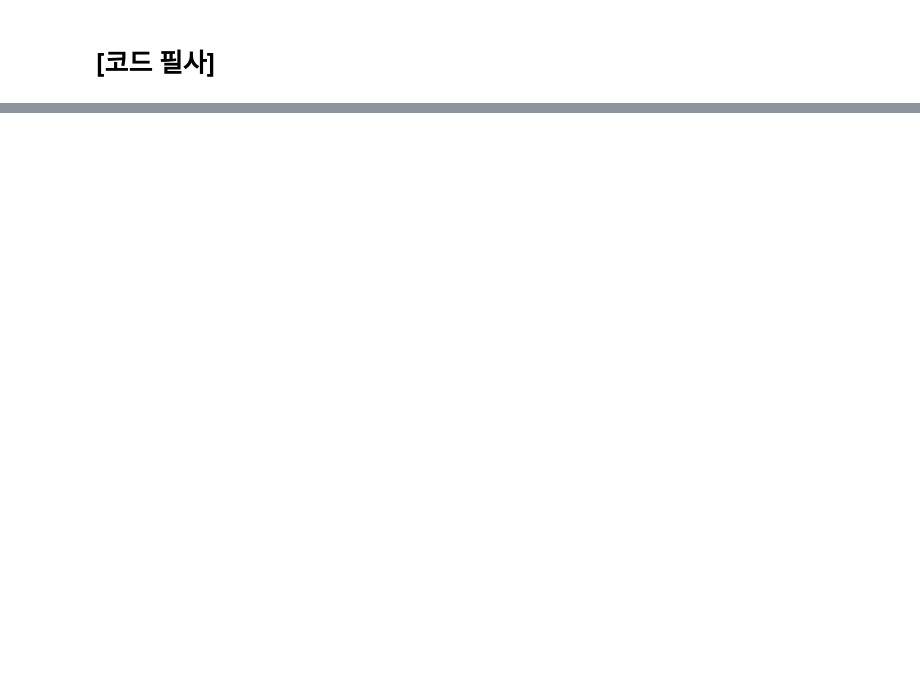
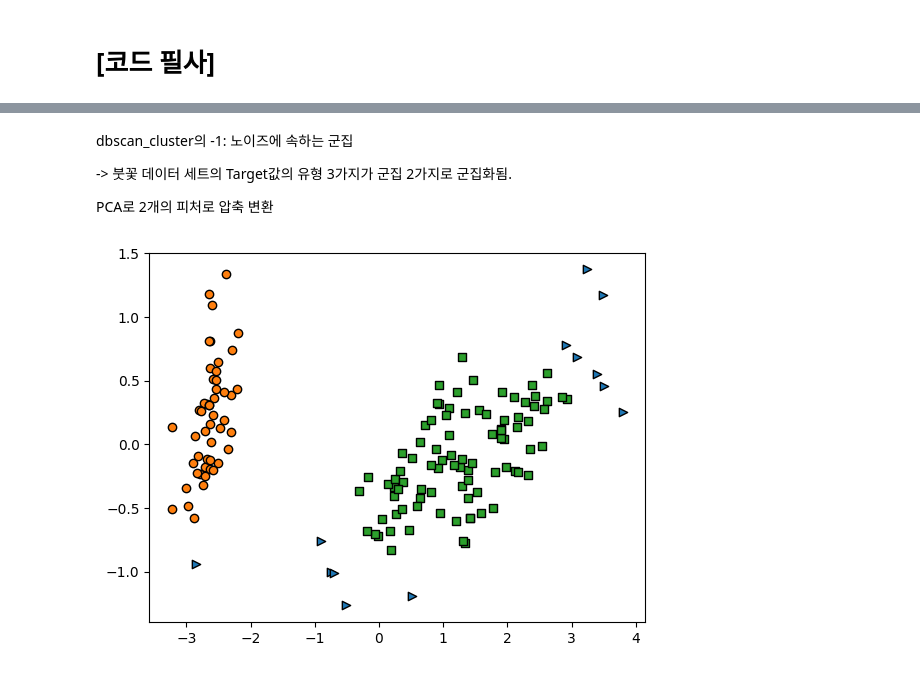
Before and after one commit to ys23-lys/ESAA, a Jupyter notebook: ESAA_YB_WEEK13_필사.ipynb, the cells around one changed output, grey strips where cells are left out. Cells and saved outputs as stored; diff of their text form; code cells hidden in the pictures; blank space fills up the shorter version.

```diff
--- a/ESAA_YB_WEEK13_필사.ipynb
+++ b/ESAA_YB_WEEK13_필사.ipynb
@@ -312,0 +128,18 @@ Name: count, dtype: int64
+# %%
+from sklearn.datasets import load_iris
+import pandas as pd
+# Load the iris dataset
+iris = load_iris()
+# Create a DataFrame for iris data
+irisDF = pd.DataFrame(data=iris.data, columns=iris.feature_names)
+# %%
+from sklearn.cluster import DBSCAN
+
+dbscan=DBSCAN(eps=0.6,min_samples=8,metric='euclidean')
+dbscan_labels=dbscan.fit_predict(iris.data)
+
+irisDF['dbscan_cluster']=dbscan_labels
+irisDF['target']=iris.target
+
+iris_result=irisDF.groupby(['target'])['dbscan_cluster'].value_counts()
+print(iris_result)
@@ -312,0 +155,6 @@ Name: count, dtype: int64
+# %% [markdown]
+dbscan_cluster의 -1: 노이즈에 속하는 군집
+
+-> 붓꽃 데이터 세트의 Target값의 유형 3가지가 군집 2가지로 군집화됨.
+
+PCA로 2개의 피처로 압축 변환
@@ -312,0 +187,12 @@ Name: count, dtype: int64
+# %%
+from sklearn.decomposition import PCA
+# 2차원으로 시각화하기 위해 PCA n_components=2로 피처 데이터 세트 변환
+pca=PCA(n_components=2,random_state=0)
+pca_transformed=pca.fit_transform(iris.data)
+# visualize_cluster_plot() 함수는 ftr1, ftr2 칼럼을 좌표에 표현하므로 PCA 변환값을 해당 칼럼으로 생성
+irisDF['ftr1']=pca_transformed[:,0]
+irisDF['ftr2']=pca_transformed[:,1]
+
+visualize_cluster_plot(dbscan, irisDF,'dbscan_cluster',iscenter=False)
+# %% [output]
+[figure, added]
```
Also changed, not shown: parts of 62 cells of this notebook.
